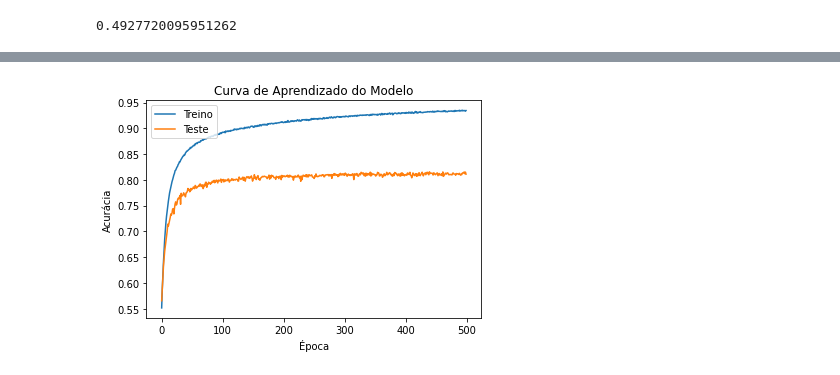
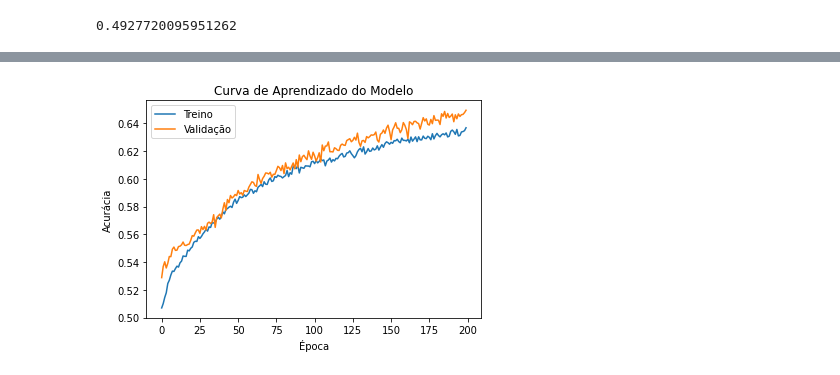
Before and after one commit to nathancarlos22/eo-fut-live, a Jupyter notebook: src/nc-model-pred-live.ipynb, the cells around one changed output, grey strips where cells are left out. Saved outputs shown, nothing was run; the diff lists cells and outputs as text; code cells hidden in the pictures.

```diff
--- a/src/nc-model-pred-live.ipynb
+++ b/src/nc-model-pred-live.ipynb
@@ -620,32 +761,83 @@ stackedensemble prediction progress: |██████████████
 # %%
-print("Iniciando a construção do modelo...")
+# import tensorflow as tf
+
+# print("Iniciando a construção do modelo...")
+# model = Sequential()
+# model.add(Dense(128, activation='relu', input_shape=(X_train.shape[1],)))
+# model.add(Dense(64, activation='relu'))
+# model.add(Dense(1, activation='sigmoid'))  # Classificação binária
+
+# # Compilando o modelo
+# optimizer = Adam(learning_rate=0.001)
+# model.compile(loss='binary_crossentropy', optimizer=optimizer, metrics=['accuracy', tf.keras.metrics.AUC()])
+
+# # Configurando o Early Stopping
+# early_stop = EarlyStopping(monitor='val_loss', patience=50)
+
+# # Treinando o modelo
+# print("Treinando o modelo...")
+# history = model.fit(X_train, y_train, epochs=500, batch_size=64, validation_data=(X_test, y_test), callbacks=[early_stop], verbose=1)
+
+# # Fazendo as predições
+# print("Fazendo predições no conjunto de teste...")
+# predictions = model.predict(X_test)
+# predictions = np.where(predictions > 0.5, 1, 0)
+
+# # Avaliando a acurácia do modelo
+# train_acc = model.evaluate(X_train, y_train, verbose=0)[1]
+# test_acc = model.evaluate(X_test, y_test, verbose=0)[1]
+# print('Acurácia no conjunto de treinamento:', train_acc)
+# print('Acurácia no conjunto de teste:', test_acc)
+
+# # Plotando a curva de aprendizado
+# plt.plot(history.history['accuracy'])
+# plt.plot(history.history['val_accuracy'])
+# plt.title('Curva de Aprendizado do Modelo')
+# plt.ylabel('Acurácia')
+# plt.xlabel('Época')
+# plt.legend(['Treino', 'Teste'], loc='upper left')
+# plt.show()
+
+# # Salvando o modelo
+# print("Salvando o modelo treinado...")
+# model.save('../models/model_redeht.h5')
+# print("Modelo salvo como 'model_redeht.h5'")
+
+# from tensorflow.keras.regularizers import l2
+# l2
+from keras.regularizers import l2
+from sklearn.metrics import roc_auc_score
+import tensorflow as tf
+
+# Iniciando a construção do modelo...
 model = Sequential()
-model.add(Dense(128, activation='relu', input_shape=(X_train.shape[1],)))
-model.add(Dense(64, activation='relu'))
+model.add(Dense(128, activation='relu', input_shape=(X_train.shape[1],), kernel_regularizer=l2(0.001)))
+model.add(Dropout(0.5))  # Adicionando Dropout
+model.add(Dense(64, activation='relu', kernel_regularizer=l2(0.001)))
+model.add(Dropout(0.5))  # Adicionando Dropout
 model.add(Dense(1, activation='sigmoid'))  # Classificação binária
 
 # Compilando o modelo
-optimizer = Adam(learning_rate=0.001)
-model.compile(loss='binary_crossentropy', optimizer=optimizer, metrics=['accuracy', 'Recall'])
+optimizer = Adam(learning_rate=0.0001)  # Taxa de aprendizado reduzida
+model.compile(loss='binary_crossentropy', optimizer=optimizer, metrics=['accuracy', tf.keras.metrics.AUC()])
 
 # Configurando o Early Stopping
-early_stop = EarlyStopping(monitor='val_loss', patience=50)
+early_stop = EarlyStopping(monitor='val_loss', patience=20)  # Paciência reduzida
 
 # Treinando o modelo
-print("Treinando o modelo...")
-# history = model.fit(X_train, y_train, epochs=500, batch_size=64, validation_data=(X_test, y_test), callbacks=[early_stop], verbose=1)
-history = model.fit(X_train, y_train, epochs=500, batch_size=64, validation_data=(X_test, y_test), verbose=1)
+history = model.fit(X_train, y_train, epochs=200, batch_size=32,  # Epochs e batch size ajustados
+                    validation_split=0.2,  # Usando parte dos dados de treino para validação
+                    callbacks=[early_stop], verbose=1)
 
-# Fazendo as predições
-print("Fazendo predições no conjunto de teste...")
-predictions = model.predict(X_test)
-predictions = np.where(predictions > 0.5, 1, 0)
-
-# Avaliando a acurácia do modelo
+# Avaliando a acurácia e AUC do modelo
 train_acc = model.evaluate(X_train, y_train, verbose=0)[1]
 test_acc = model.evaluate(X_test, y_test, verbose=0)[1]
+train_auc = roc_auc_score(y_train, model.predict(X_train))
+test_auc = roc_auc_score(y_test, model.predict(X_test))
 print('Acurácia no conjunto de treinamento:', train_acc)
 print('Acurácia no conjunto de teste:', test_acc)
+print('AUC no conjunto de treinamento:', train_auc)
+print('AUC no conjunto de teste:', test_auc)
 
 # Plotando a curva de aprendizado
 plt.plot(history.history['accuracy'])
@@ -653,11 +845,9 @@ plt.plot(history.history['val_accuracy'])
 plt.title('Curva de Aprendizado do Modelo')
 plt.ylabel('Acurácia')
 plt.xlabel('Época')
-plt.legend(['Treino', 'Teste'], loc='upper left')
+plt.legend(['Treino', 'Validação'], loc='upper left')
 plt.show()
 
 # Salvando o modelo
-print("Salvando o modelo treinado...")
 model.save('../models/model_redeht.h5')
-print("Modelo salvo como 'model_redeht.h5'")
 # %% [output]
@@ -681 +871 @@ Acurácia no conjunto de teste: 0.8111372590065002
-[figure, old version]
+[figure, new version]
```
Also changed, not shown: parts of 41 cells of this notebook.
